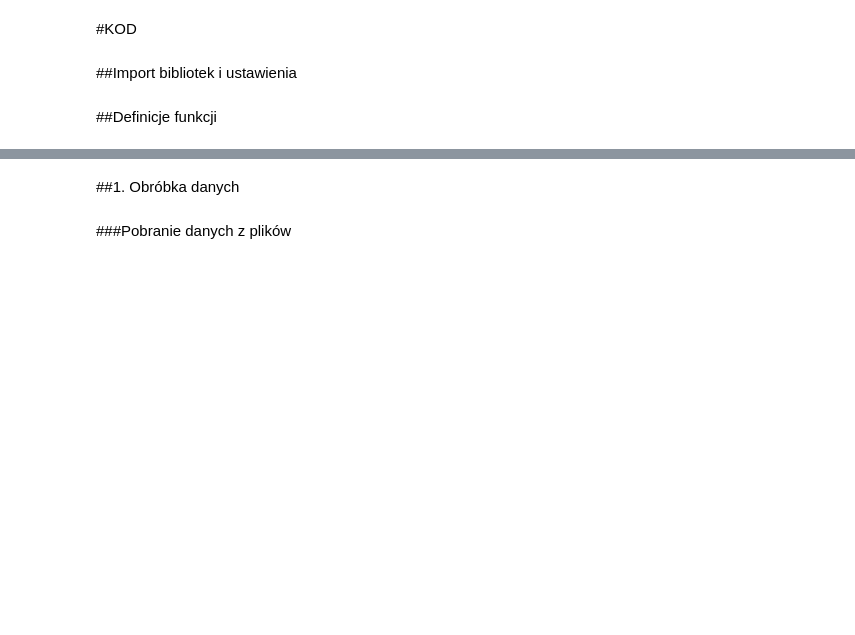
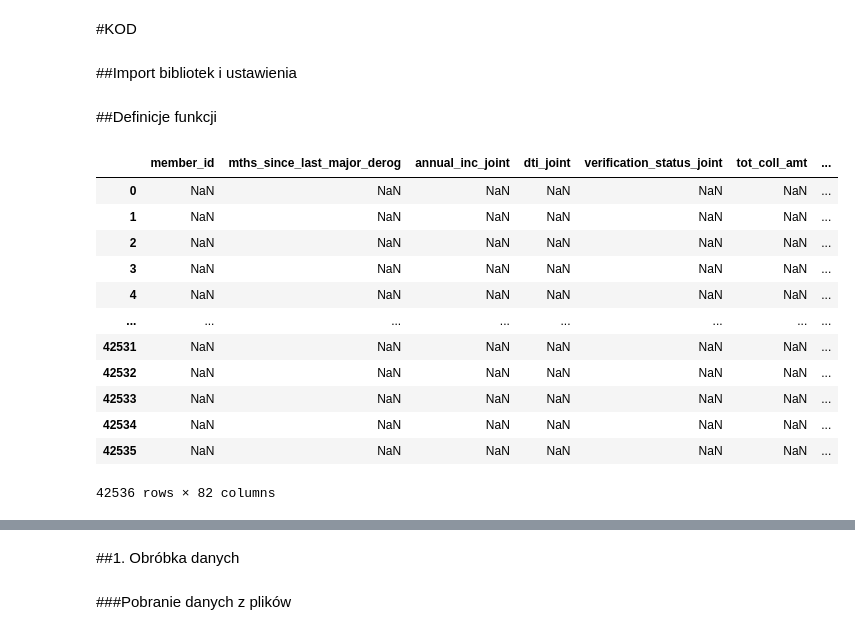
Before and after one commit to Hubert26/machine-learning, a Jupyter notebook: project_hubert_szewczyk.ipynb, the cells around one changed output, grey strips where cells are left out. Cells and saved outputs as stored; diff of their text form; code cells hidden in the pictures; blank space fills up the shorter version.

```diff
--- a/project_hubert_szewczyk.ipynb
+++ b/project_hubert_szewczyk.ipynb
@@ -82,6 +82,22 @@ def unique_counts(df, min_unique=0, max_unique=None):
     unique_counts_columns = df.nunique()
     unique_column = pd.DataFrame(unique_counts_columns, columns=['Unique'])
     selected_columns = [col_name for col_name, unique_count in unique_column.iterrows()
-                        if min_unique < unique_count['Unique'] and (max_unique is None or unique_count['Unique'] < max_unique)]
+                        if min_unique <= unique_count['Unique'] and (max_unique is None or unique_count['Unique'] <= max_unique)]
 
     return selected_columns
+# %%
+df[unique_counts(df, 0, 1)]
+# %% [output]
+|  | member_id | mths_since_last_major_derog | annual_inc_joint | dti_joint | verification_status_joint | tot_coll_amt | ... |
+| 0 | NaN | NaN | NaN | NaN | NaN | NaN | ... |
+| 1 | NaN | NaN | NaN | NaN | NaN | NaN | ... |
+| 2 | NaN | NaN | NaN | NaN | NaN | NaN | ... |
+| 3 | NaN | NaN | NaN | NaN | NaN | NaN | ... |
+| 4 | NaN | NaN | NaN | NaN | NaN | NaN | ... |
+| ... | ... | ... | ... | ... | ... | ... | ... |
+| 42531 | NaN | NaN | NaN | NaN | NaN | NaN | ... |
+| 42532 | NaN | NaN | NaN | NaN | NaN | NaN | ... |
+| 42533 | NaN | NaN | NaN | NaN | NaN | NaN | ... |
+| 42534 | NaN | NaN | NaN | NaN | NaN | NaN | ... |
+| 42535 | NaN | NaN | NaN | NaN | NaN | NaN | ... |
+42536 rows × 82 columns
```
Also changed, not shown: parts of 17 cells of this notebook.
